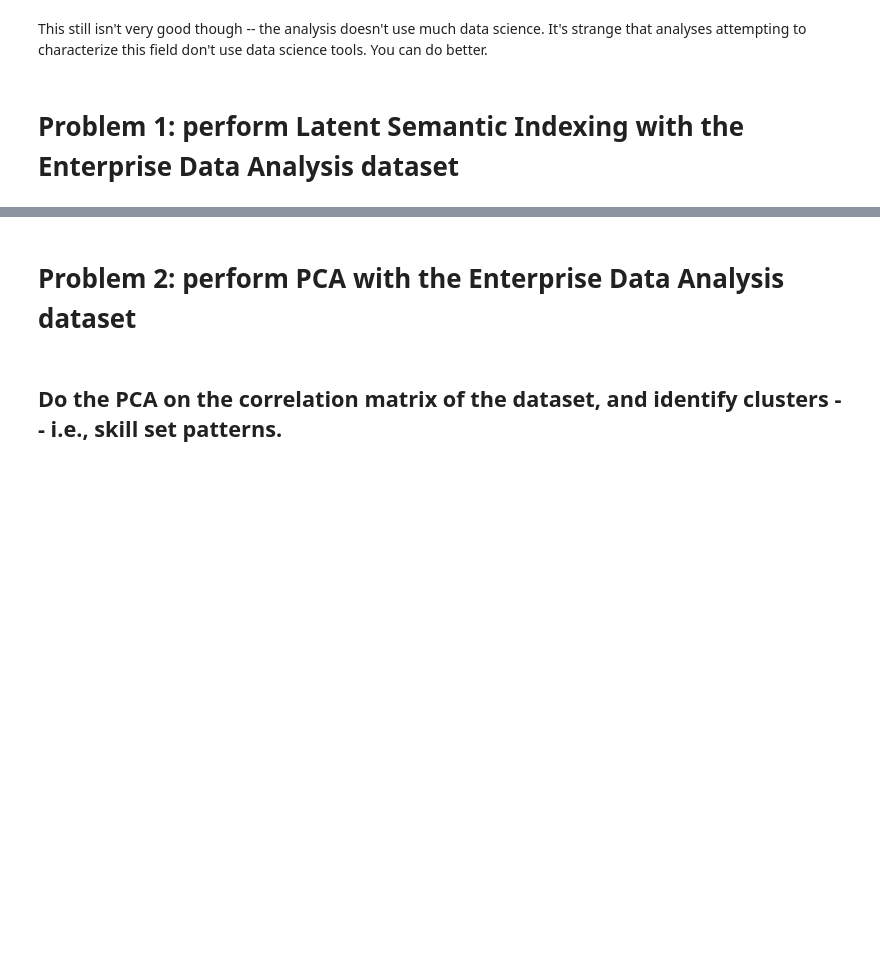
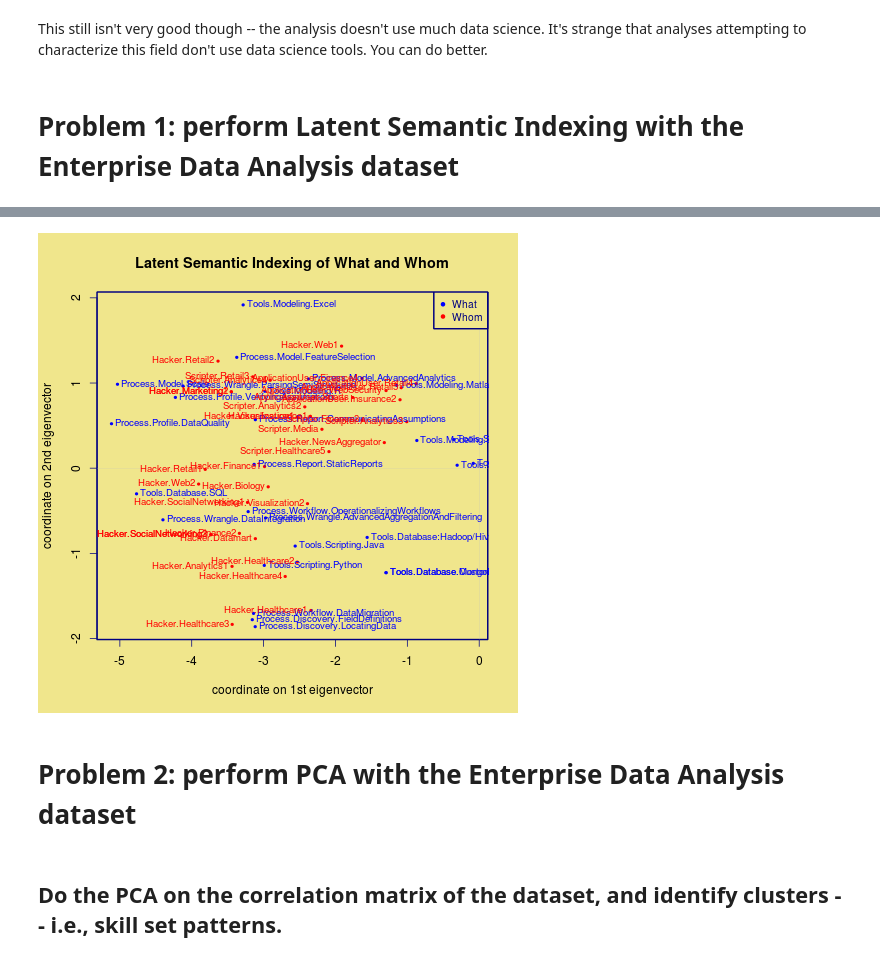
Before and after one commit to realmichaelzyy/cs249-2, a Jupyter notebook: hw3/MiniHW3_v2.01.ipynb, the cells around one changed output, grey strips where cells are left out. Cells and saved outputs as stored; diff of their text form; code cells hidden in the pictures; blank space fills up the shorter version.

```diff
--- a/hw3/MiniHW3_v2.01.ipynb
+++ b/hw3/MiniHW3_v2.01.ipynb
@@ -550,0 +539,65 @@ This still isn't very good though -- the analysis doesn't use much data science.
+# %%
+%%R
+
+# ..... please adapt the LSI examples shown earlier for the EDA data
+
+p = dim(WhatIsUsedByWhom)[2]
+
+#Buzzwords = gsub(" ","\n", gsub("X", "", gsub("."," ", colnames(WhatIsUsedByWhom)[2:p], fixed=TRUE), fixed=TRUE))
+#Companies = gsub(" ","\n", WhatIsUsedByWhom[,1])
+
+Data = WhatIsUsedByWhom
+#rownames(Data) = BigData100[,1]
+
+s = svd(Data);
+sigma = s$d
+U = s$u
+V = s$v
+S = diag(sigma)
+
+US = U %*% S    # scale each singular vector in U by its singular value in S
+VS = V %*% S    # scale each singular vector in V by its singular value in S' = S
+
+u1 = US[,1];  u2 = US[,2];  U12 = US[,1:2]  # axes for What
+v1 = VS[,1];  v2 = VS[,2];  V12 = VS[,1:2]  # axes for Whom
+
+xrange = range(c(u1, v1))
+yrange = range(c(u2, v2))
+#xrange = c(-1.9, 0.3)
+#yrange = c(-1.7, 0.9)
+
+par( lwd=2, bg="khaki", fg="navy" )
+
+# plot the 2D projection of the data
+
+plot(   c(), c(), type="n", xlim=xrange, ylim=yrange,
+                xlab = "coordinate on 1st eigenvector", ylab = "coordinate on 2nd eigenvector",
+                main = "Latent Semantic Indexing of What and Whom" )
+
+abline( h=0, col="gray", lwd=0.3 )  # add x-axis line
+abline( v=0, col="gray", lwd=0.3 )  # add y-axis line
+
+points( u1, u2, pch=20, cex=0.5, col="blue" )
+points( v1, v2, pch=20, cex=0.5, col="red" )
+
+text(   u1, u2, unlist(dimnames(WhatIsUsedByWhom)[1]), col="blue", pos=4, offset=0.25, cex=0.8 ) #what
+text(   v1, v2, unlist(dimnames(WhatIsUsedByWhom)[2]), col="red",  pos=2, offset=0.25, cex=0.8 ) #whom
+
+legend( "topright", c("What", "Whom"), cex=0.85, col=c("blue","red"), pch=c(20,20), bg="khaki" )
+
+
+Ueigenvectors = U[,1:3]
+rownames(Ueigenvectors) = rownames(Data)
+
+cat("first 3 left eigenvectors:\n")
+print(round( Ueigenvectors, 3))
+
+Veigenvectors = V[,1:3]
+rownames(Veigenvectors) = colnames(Data)
+
+cat("first 3 right eigenvectors:\n")
+print(round( Veigenvectors, 3))
+
+cat("first 3 eigenvalues:\n")
+print(round(t(t( sigma[1:3] )), 3))
+# %% [output]
@@ -551,3 +621,4 @@ This still isn't very good though -- the analysis doesn't use much data science.
+[figure, added]
 # %% [markdown]
 # Problem 2:  perform PCA with the Enterprise Data Analysis dataset
 # %% [markdown]
```
Also changed, not shown: parts of 16 cells of this notebook.
